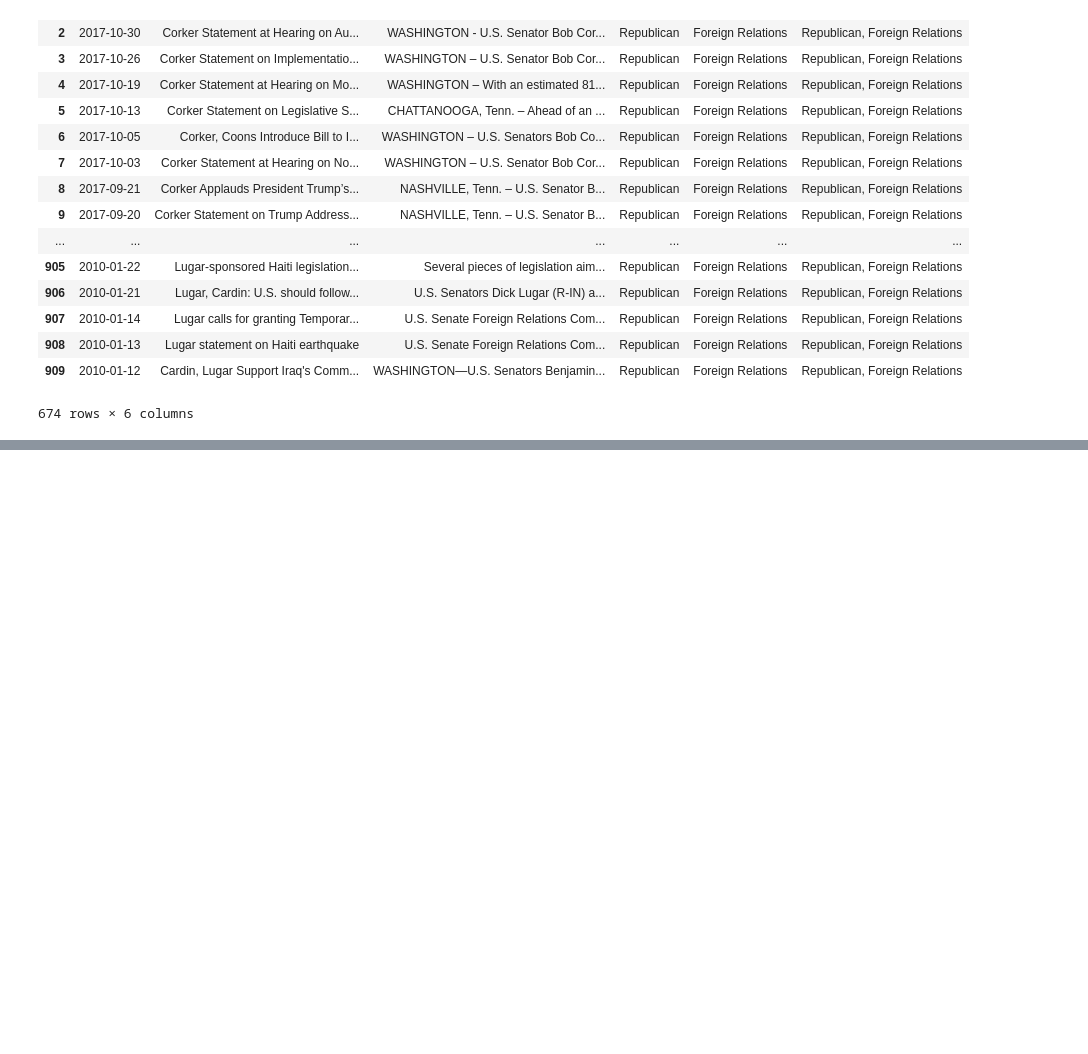
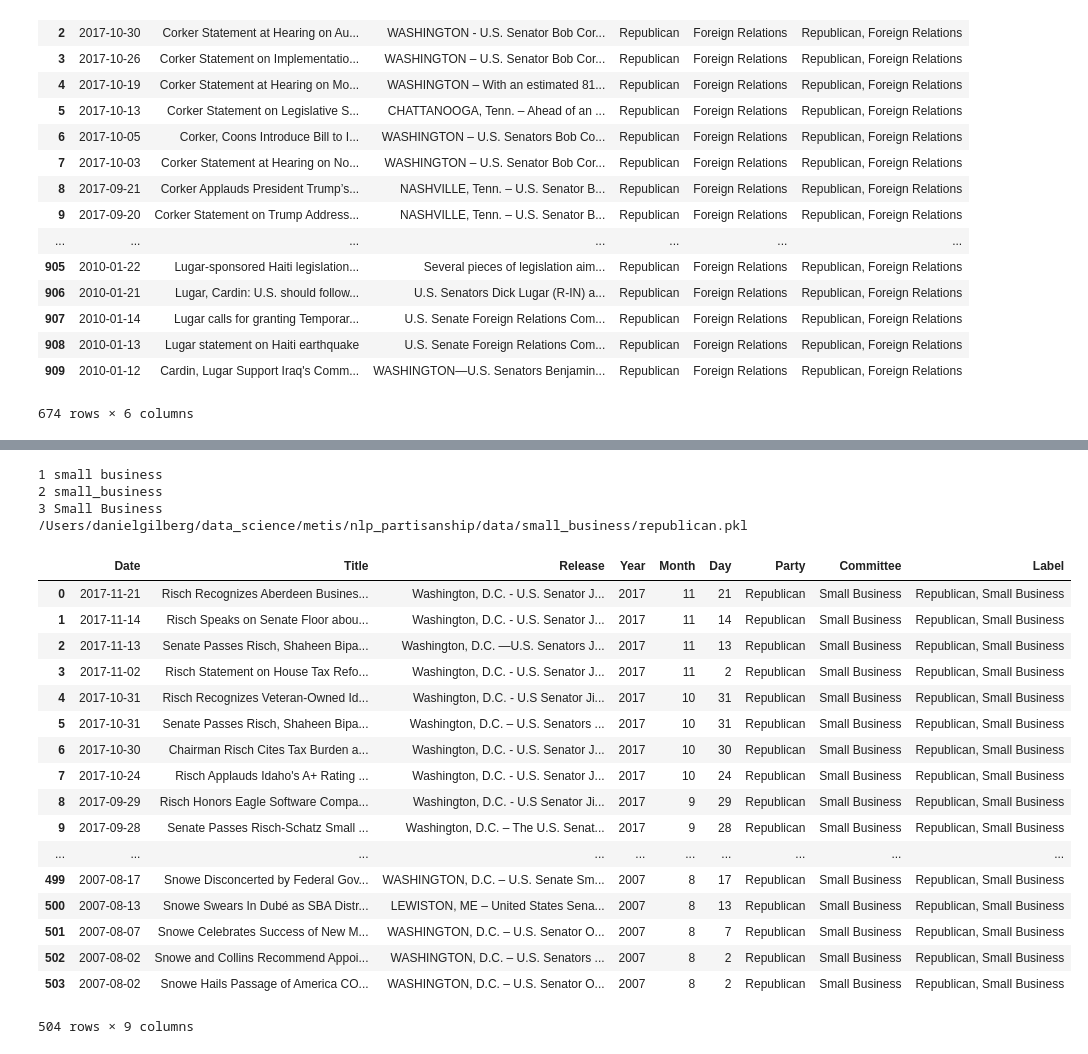
Before and after one commit to dgilbs/nlp_partisanship, a Jupyter notebook: Data_Cleaning.ipynb, the cells around one changed output, grey strips where cells are left out. Drawn from its saved outputs; the diff is of its cells as text; code cells hidden in the pictures; blank space fills up the shorter version.

Commit message:
continues cleaning data

```diff
--- a/Data_Cleaning.ipynb
+++ b/Data_Cleaning.ipynb
@@ -312,3 +394,28 @@ def adjust_df5(committee):
+# %%
+def adjust_df7(group, committee, party):
+    print(1, committee)
+    committee = committee.lower().replace(" ", "_")
+    print(2, committee)
+    party = party.lower()
+    group = group.lower()
+    file_path = "/Users/danielgilberg/data_science/metis/nlp_partisanship/data/{}/{}.pkl".format(committee, group)
+    df = pd.read_pickle(file_path)
+    df = df[df["Date"]!= ""]
+    df["Date"] = df.apply(lambda row: get_date2(row["Date"]), axis=1)
+    df["Year"] = df.apply(lambda row: get_year(row["Date"]), axis=1)
+    df["Month"] = df.apply(lambda row: get_month(row["Date"]), axis=1)
+    df["Day"] = df.apply(lambda row: get_day(row["Date"]), axis=1)
+    df["Party"] = party.title()
+    committee = committee.replace("_", " ").title()
+    print(3, committee)
+    df["Committee"] = committee
+    df["Label"] = party.title() + ", " + committee
+
+    dest_file = "/Users/danielgilberg/data_science/metis/nlp_partisanship/data/{}/{}.pkl".format(committee.replace(" ", "_").lower(), party)
+    print(dest_file)
+    with open(dest_file, "wb") as picklefile:
+        pickle.dump(df, picklefile)
+    return df
 # %%
 #Appropriations
 apr_maj_df = adjust_df1("majority", "appropriations", "republican")
@@ -369,0 +515,25 @@ adjust_df5("Foreign Relations")
+# %%
+adjust_df7("majority", "small business", "republican")
+# %% [output]
+1 small business
+2 small_business
+3 Small Business
+/Users/danielgilberg/data_science/metis/nlp_partisanship/data/small_business/republican.pkl
+|  | Date | Title | Release | Year | Month | Day | Party | Committee | Label |
+| 0 | 2017-11-21 | Risch Recognizes Aberdeen Busines... | Washington, D.C. - U.S. Senator J... | 2017 | 11 | 21 | Republican | Small Business | Republican, Small Business |
+| 1 | 2017-11-14 | Risch Speaks on Senate Floor abou... | Washington, D.C. - U.S. Senator J... | 2017 | 11 | 14 | Republican | Small Business | Republican, Small Business |
+| 2 | 2017-11-13 | Senate Passes Risch, Shaheen Bipa... | Washington, D.C. —U.S. Senators J... | 2017 | 11 | 13 | Republican | Small Business | Republican, Small Business |
+| 3 | 2017-11-02 | Risch Statement on House Tax Refo... | Washington, D.C. - U.S. Senator J... | 2017 | 11 | 2 | Republican | Small Business | Republican, Small Business |
+| 4 | 2017-10-31 | Risch Recognizes Veteran-Owned Id... | Washington, D.C. - U.S Senator Ji... | 2017 | 10 | 31 | Republican | Small Business | Republican, Small Business |
+| 5 | 2017-10-31 | Senate Passes Risch, Shaheen Bipa... | Washington, D.C. – U.S. Senators ... | 2017 | 10 | 31 | Republican | Small Business | Republican, Small Business |
+| 6 | 2017-10-30 | Chairman Risch Cites Tax Burden a... | Washington, D.C. - U.S. Senator J... | 2017 | 10 | 30 | Republican | Small Business | Republican, Small Business |
+| 7 | 2017-10-24 | Risch Applauds Idaho's A+ Rating ... | Washington, D.C. - U.S. Senator J... | 2017 | 10 | 24 | Republican | Small Business | Republican, Small Business |
+| 8 | 2017-09-29 | Risch Honors Eagle Software Compa... | Washington, D.C. - U.S Senator Ji... | 2017 | 9 | 29 | Republican | Small Business | Republican, Small Business |
+| 9 | 2017-09-28 | Senate Passes Risch-Schatz Small ... | Washington, D.C. – The U.S. Senat... | 2017 | 9 | 28 | Republican | Small Business | Republican, Small Business |
+| ... | ... | ... | ... | ... | ... | ... | ... | ... | ... |
+| 499 | 2007-08-17 | Snowe Disconcerted by Federal Gov... | WASHINGTON, D.C. – U.S. Senate Sm... | 2007 | 8 | 17 | Republican | Small Business | Republican, Small Business |
+| 500 | 2007-08-13 | Snowe Swears In Dubé as SBA Distr... | LEWISTON, ME – United States Sena... | 2007 | 8 | 13 | Republican | Small Business | Republican, Small Business |
+| 501 | 2007-08-07 | Snowe Celebrates Success of New M... | WASHINGTON, D.C. – U.S. Senator O... | 2007 | 8 | 7 | Republican | Small Business | Republican, Small Business |
+| 502 | 2007-08-02 | Snowe and Collins Recommend Appoi... | WASHINGTON, D.C. – U.S. Senators ... | 2007 | 8 | 2 | Republican | Small Business | Republican, Small Business |
+| 503 | 2007-08-02 | Snowe Hails Passage of America CO... | WASHINGTON, D.C. – U.S. Senator O... | 2007 | 8 | 2 | Republican | Small Business | Republican, Small Business |
+504 rows × 9 columns
```
Also changed, not shown: parts of 9 cells of this notebook, 5 other files.
